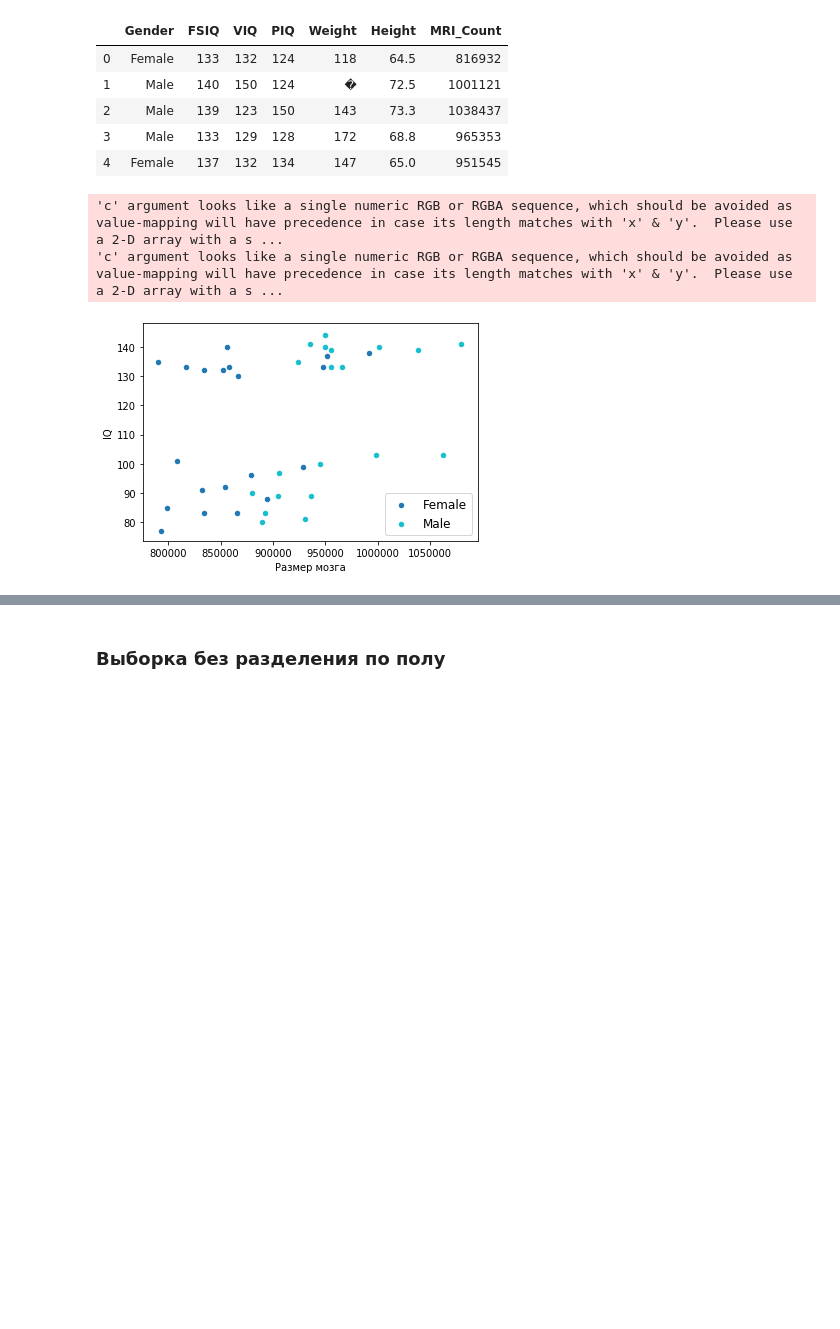
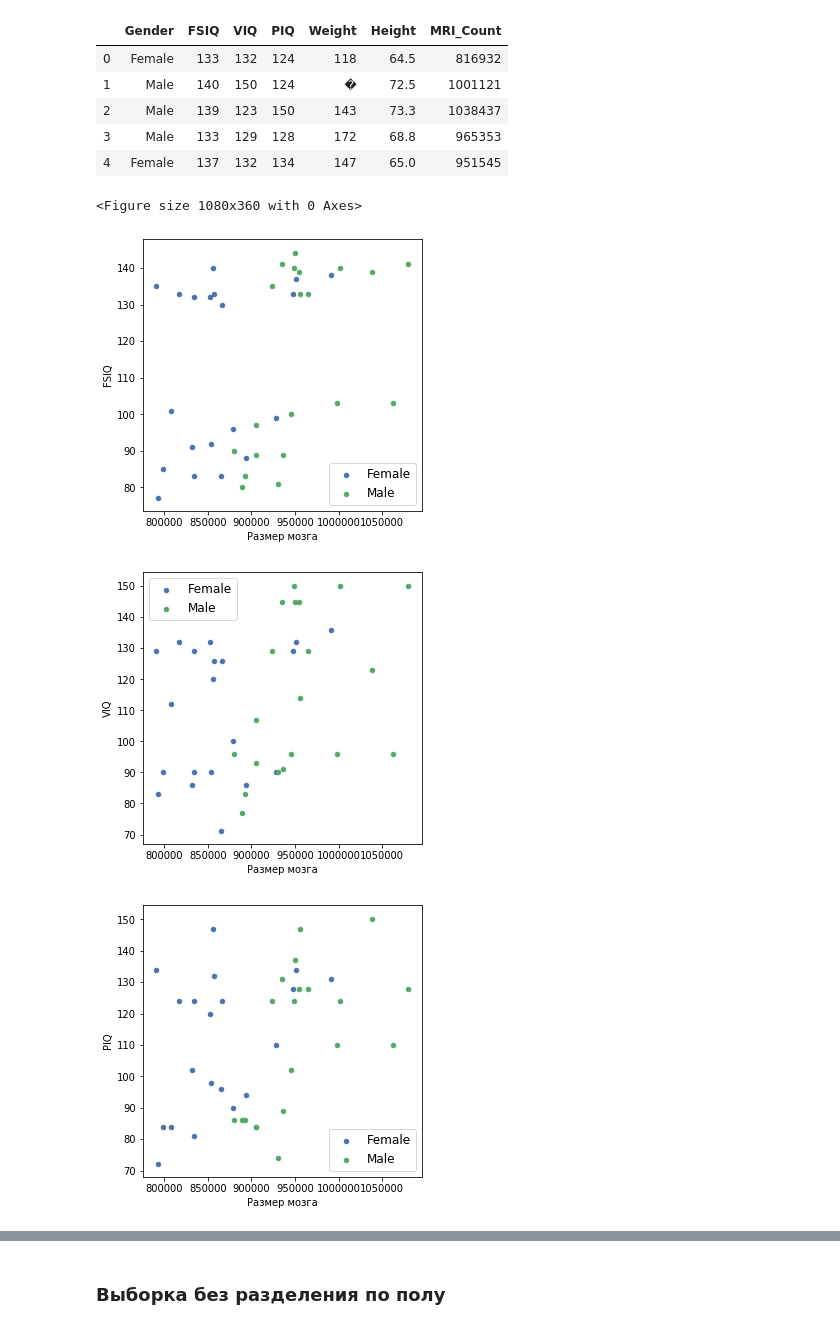
Before and after one commit to kozloffevgeniy/internship_courses, a Jupyter notebook: HT1.ipynb, the cells around one changed output, grey strips where cells are left out. Cells and saved outputs as stored; diff of their text form; code cells hidden in the pictures; blank space fills up the shorter version.

```diff
--- a/HT1.ipynb
+++ b/HT1.ipynb
@@ -176,2 +483,4 @@ plt.show()
 # %%
-mix = (stats.norm.rvs(size=1000, loc=10, scale=5)/6 + stats.norm.rvs(size=1000, loc=4, scale=2)/2 + stats.norm.rvs(size=1000, loc=6, scale=24)/3)
+mix = (stats.norm.rvs(size=100, loc=10, scale=5)/2 + stats.norm.rvs(size=100, loc=4, scale=2)/2)
+plt.xlabel('Генеральная совокупность')
+plt.hist(mix, bins = 20)
@@ -199,4 +496,0 @@ plt.hist(mix, bins = 30)
-# %%
-mix = (stats.norm.rvs(size=1000, loc=10, scale=5)/2 + stats.norm.rvs(size=1000, loc=4, scale=2)/2)
-plt.xlabel('Генеральная совокупность')
-plt.hist(mix, bins = 30)
@@ -215,0 +523,12 @@ plt.hist(mix, bins = 30)
+# %%
+# Проверка гипотез, последовательный критерий останавливается при выходе за границы критерия
+# Переменная H0 нулевая гипотеза (a = 6)
+# Переменная H1 альтернативная гипотеза (a = 10)
+h0 = 6
+h1 = 10
+sigma = np.std(mix)
+for i in range(1, len(mix) + 1):
+    res = sprt(mix[:i], sigma, h0, h1)
+    print(str(i)+': '+res[0])
+    if res[1]:
+        break
@@ -230,17 +555,24 @@ brain.head()
 | 3 | Male | 133 | 129 | 128 | 172 | 68.8 | 965353 |
 | 4 | Female | 137 | 132 | 134 | 147 | 65.0 | 951545 |
 # %%
-cat = np.unique(brain['Gender'])
-colors = [plt.cm.tab10(i/float(len(cat)-1)) for i in range(len(cat))]
-plt.figure()
-for i, cat in enumerate(cat):
-    plt.scatter('MRI_Count', 'FSIQ', data = brain.loc[brain.Gender==cat, :],
-               s=20, c=colors[i], label=str(cat))
-plt.xlabel('Размер мозга')
-plt.ylabel('IQ')
-plt.legend(fontsize=12)
-plt.show()
+# График корреляции IQ и размера мозга с разбиением по половому признаку
+import warnings
+warnings.filterwarnings('ignore')
+cats = np.unique(brain['Gender'])
+colors = [plt.cm.tab10(i/float(len(cats)-1)) for i in range(len(cats))]
+plt.figure(figsize=(15,5))
+headers = ['FSIQ', 'VIQ', 'PIQ']
+for j in range(3):
+    plt.figure(figsize=(17,5))
+    plt.subplot(1, 3, j+1)
+    for i, cat in enumerate(cats):
+        plt.scatter('MRI_Count', headers[j], data = brain.loc[brain.Gender==cat, :], s=20, label=str(cat))
+    plt.xlabel('Размер мозга')
+    plt.ylabel(headers[j])
+    plt.legend(fontsize=12)
+    plt.show()
 # %% [output]
-'c' argument looks like a single numeric RGB or RGBA sequence, which should be avoided as value-mapping will have precedence in case its length matches with 'x' & 'y'.  Please use a 2-D array with a s ...
-'c' argument looks like a single numeric RGB or RGBA sequence, which should be avoided as value-mapping will have precedence in case its length matches with 'x' & 'y'.  Please use a 2-D array with a s ...
+<Figure size 1080x360 with 0 Axes>
-[figure, old version]
+[figure, new version]
+[figure, added]
+[figure, added]
```
Also changed, not shown: parts of 53 cells of this notebook.
